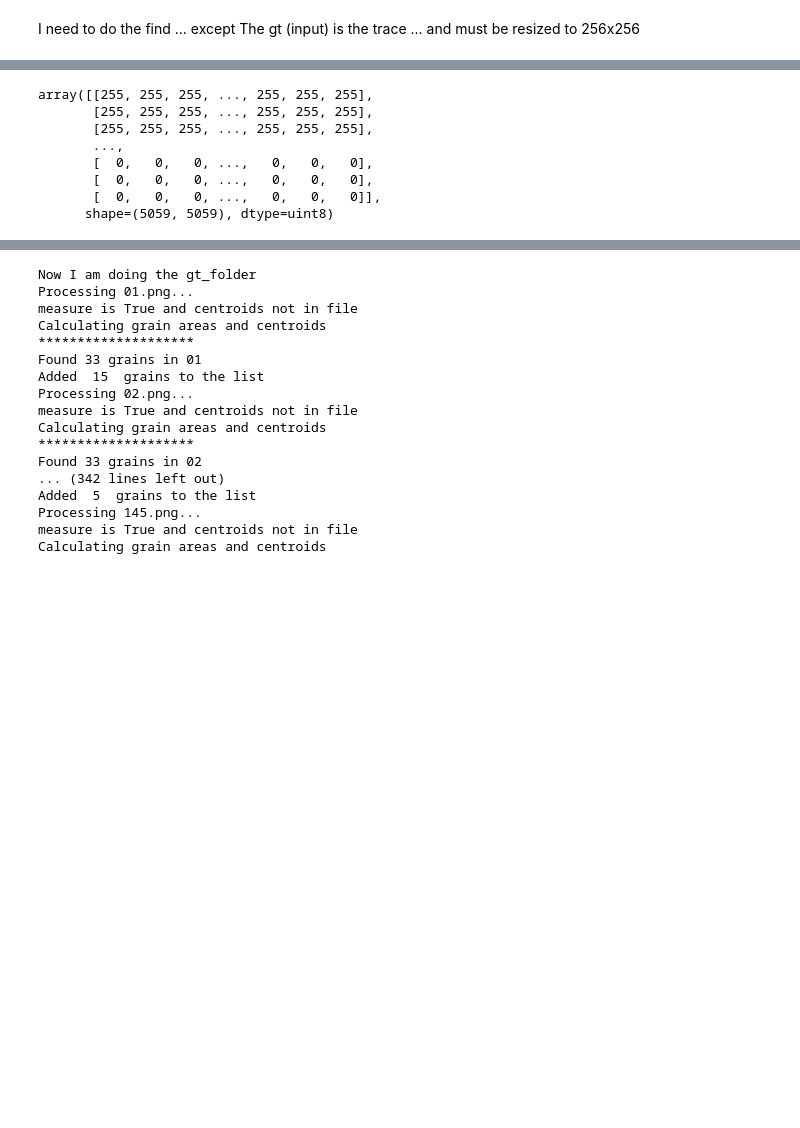
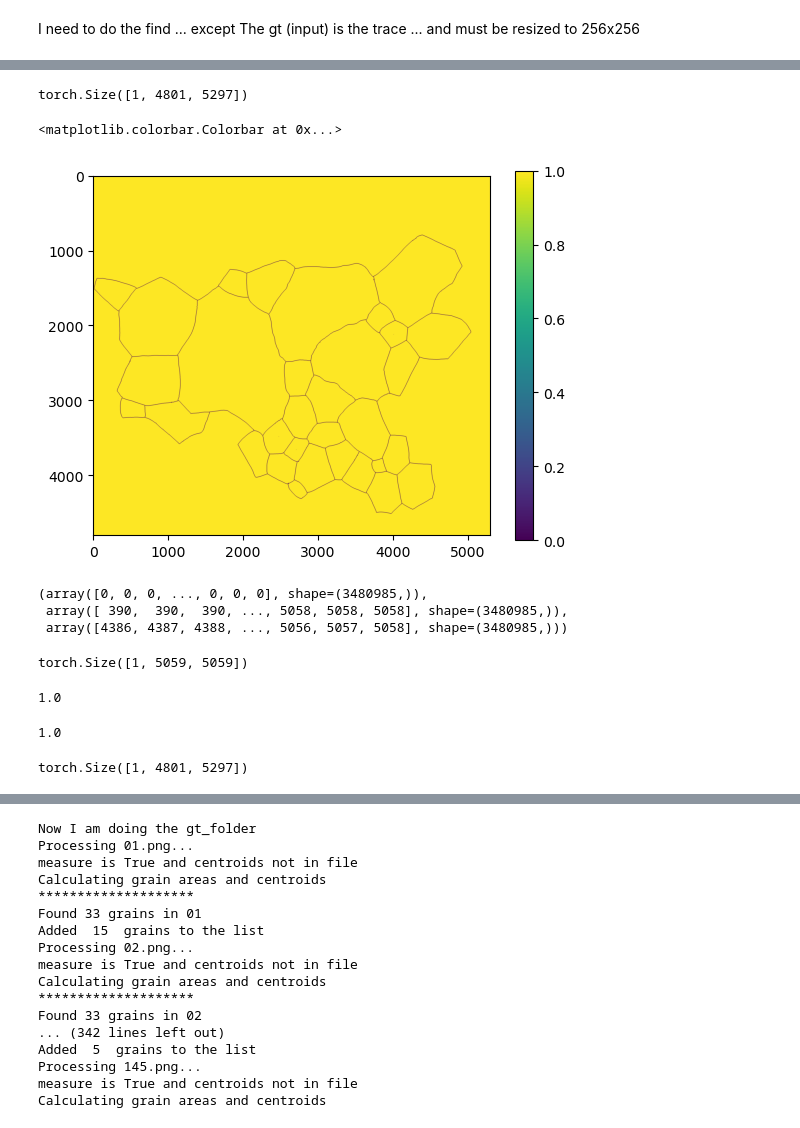
Before and after one commit to JGoddy/grain_unet, a Jupyter notebook: UNET.ipynb, the cells around one changed output, grey strips where cells are left out. Cells and saved outputs as stored; diff of their text form; code cells hidden in the pictures; blank space fills up the shorter version.

```diff
--- a/UNET.ipynb
+++ b/UNET.ipynb
@@ -1024,13 +1044,40 @@ import utility.file_manager as fm
 # %%
-image_path = "Wayne_validation_data/training_validation_data_with_all_4_tilts_and_all_pngs/validation/2127_validation/aligned/10hr2127_trace.png"
+image_path = "Wayne_validation_data/training_validation_data_with_all_4_tilts_and_all_pngs/validation/2136_validation/aligned/10hr2136_trace.png"
 
-fm.load_image(image_path)
+image_path2 = "Wayne_validation_data/training_validation_data_with_all_4_tilts_and_all_pngs/validation/2127_validation/trace_new_clean_Drawing of 10hr2127.png"
+
+image1 = fm.load_image_tensor(image_path)
+
+image2 = fm.load_image_tensor(image_path2)
-# %% [output]
-array([[255, 255, 255, ..., 255, 255, 255],
-       [255, 255, 255, ..., 255, 255, 255],
-       [255, 255, 255, ..., 255, 255, 255],
-       ...,
-       [  0,   0,   0, ...,   0,   0,   0],
-       [  0,   0,   0, ...,   0,   0,   0],
-       [  0,   0,   0, ...,   0,   0,   0]],
-      shape=(5059, 5059), dtype=uint8)
+# %%
+image2.shape
+# %% [output]
+torch.Size([1, 4801, 5297])
+# %%
+plt.imshow(image.squeeze().numpy(),cmap='viridis')
+plt.colorbar()
+# %% [output]
+<matplotlib.colorbar.Colorbar at 0x...>
+[figure, added]
+# %%
+np.where(image1 == 0)
+# %% [output]
+(array([0, 0, 0, ..., 0, 0, 0], shape=(3480985,)),
+ array([ 390,  390,  390, ..., 5058, 5058, 5058], shape=(3480985,)),
+ array([4386, 4387, 4388, ..., 5056, 5057, 5058], shape=(3480985,)))
+# %%
+image1.shape
+# %% [output]
+torch.Size([1, 5059, 5059])
+# %%
+(len(np.where(image1 == 0)[1])+len(np.where(image1 == 1)[1]))/(image1.shape[1]*image1.shape[2])
+# %% [output]
+1.0
+# %%
+(len(np.where(image2 == 0)[1])+len(np.where(image2 == 1)[1]))/(image2.shape[1]*image2.shape[2])
+# %% [output]
+1.0
+# %%
+print(image2.shape)
+# %% [output]
+torch.Size([1, 4801, 5297])
```
Also changed, not shown: parts of 55 cells of this notebook, 3 other files.
